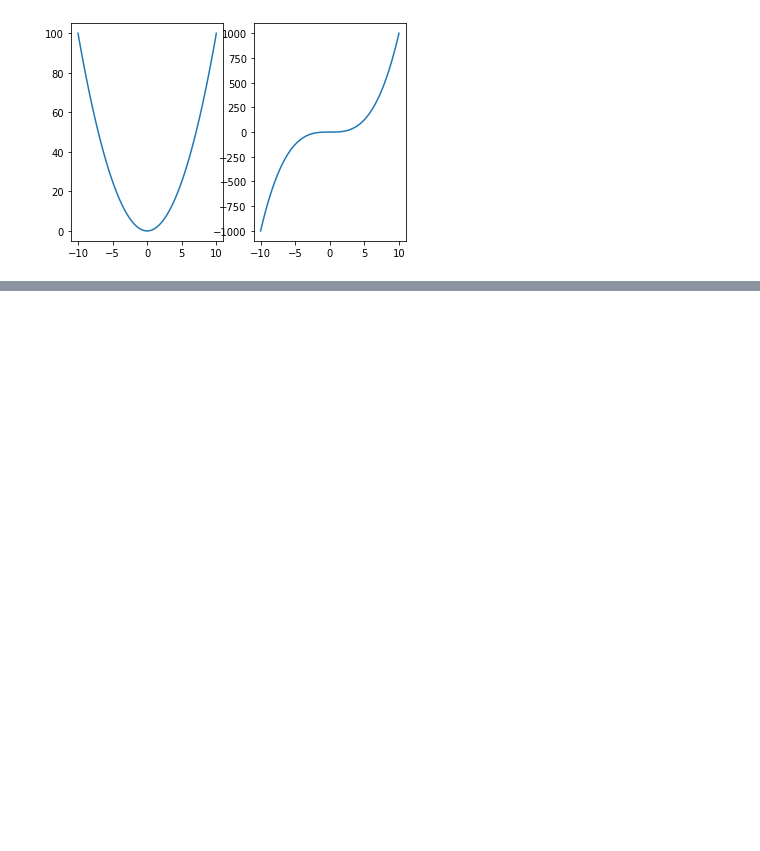
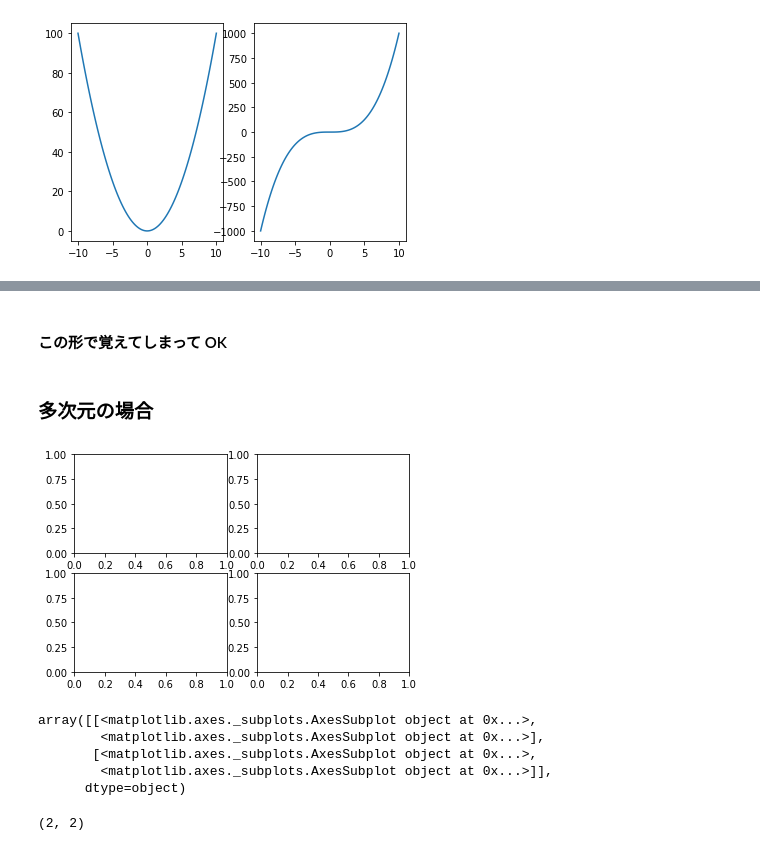
Before and after one commit to MoTo-LaBo/Python-data-science, a Jupyter notebook: matplotlib/multiple_plot.ipynb, the cells around one changed output, grey strips where cells are left out. Saved outputs shown, nothing was run; the diff lists cells and outputs as text; code cells hidden in the pictures; blank space fills up the shorter version.

```diff
--- a/matplotlib/multiple_plot.ipynb
+++ b/matplotlib/multiple_plot.ipynb
@@ -35,0 +91,21 @@ plt.plot(x, x**3)
+# %% [markdown]
+#### この形で覚えてしまって OK
+# %% [markdown]
+### 多次元の場合
+# %%
+fig, axes = plt.subplots(2, 2)
+# %% [output]
+[figure, added]
+# %%
+# 返ってくる値が多次元の場合 / 2 * 2 の　arrayになっている
+axes
+# %% [output]
+array([[<matplotlib.axes._subplots.AxesSubplot object at 0x...>,
+        <matplotlib.axes._subplots.AxesSubplot object at 0x...>],
+       [<matplotlib.axes._subplots.AxesSubplot object at 0x...>,
+        <matplotlib.axes._subplots.AxesSubplot object at 0x...>]],
+      dtype=object)
+# %%
+axes.shape
+# %% [output]
+(2, 2)
```
Also changed, not shown: parts of 14 cells of this notebook.
